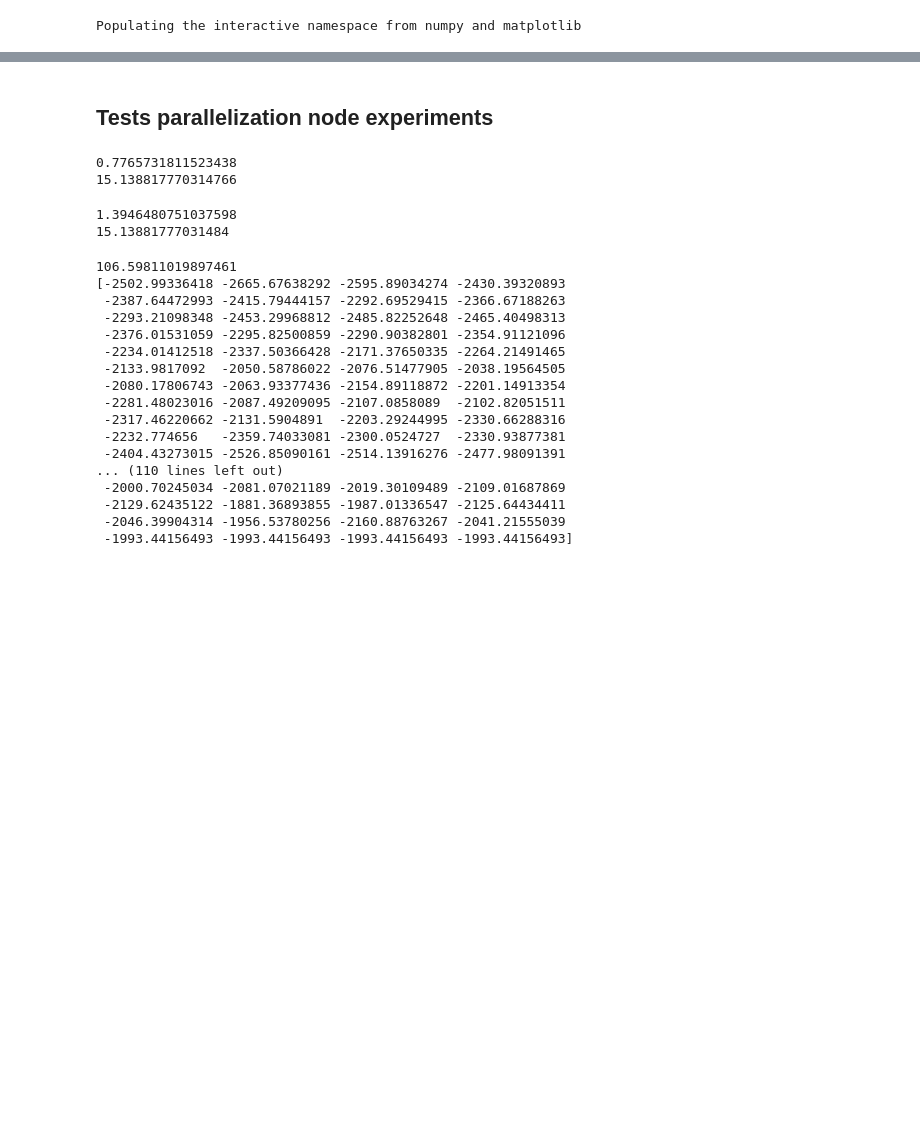
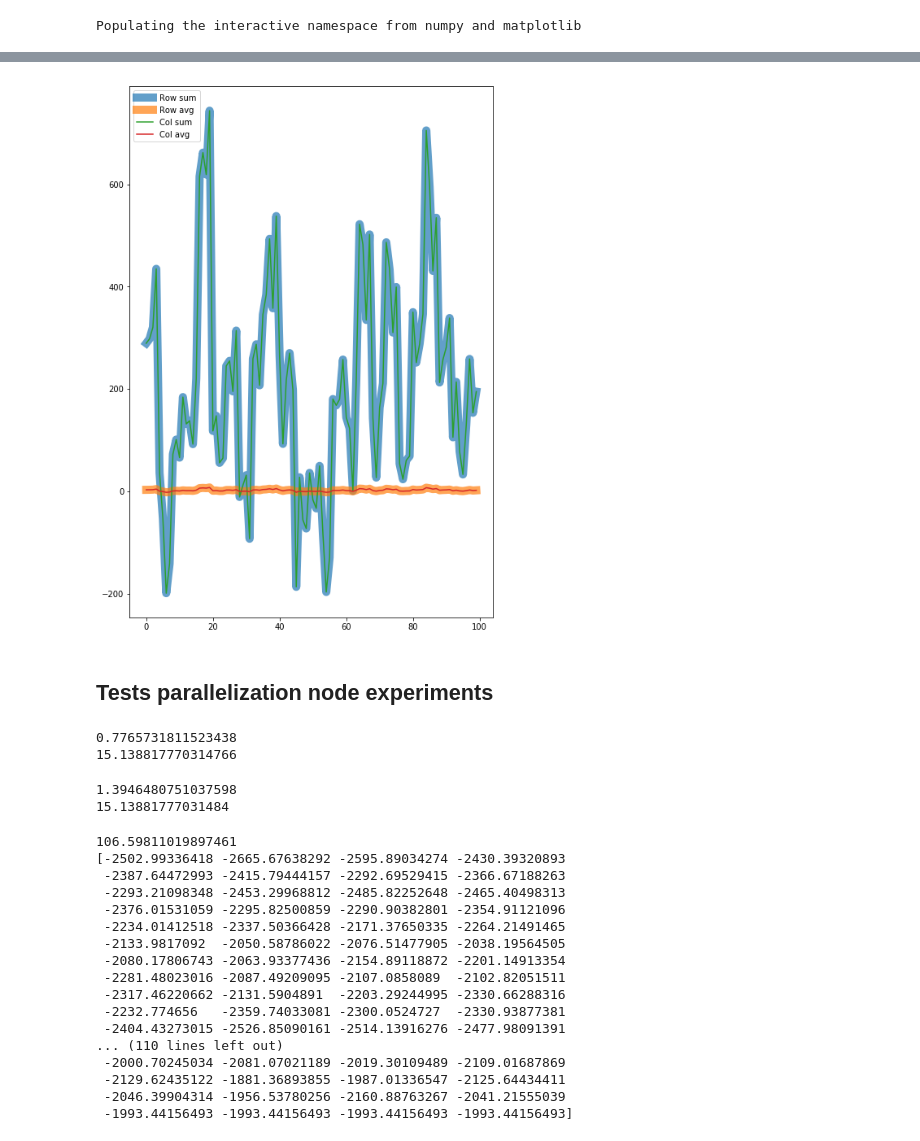
Before and after one commit to diitaz93/Master-Thesis, a Jupyter notebook: sandbox.ipynb, the cells around one changed output, grey strips where cells are left out. Saved outputs shown, nothing was run; the diff lists cells and outputs as text; code cells hidden in the pictures; blank space fills up the shorter version.

```diff
--- a/sandbox.ipynb
+++ b/sandbox.ipynb
@@ -38,3 +70,14 @@ plot(value)
+# %%
+figure(figsize=(8,12))
+plot(avg[:,0],linewidth=10, alpha=0.7,label='Row sum')
+plot(avg[:,1],linewidth=10, alpha=0.7,label='Row avg')
+plot(avg[:,2],label='Col sum')
+plot(avg[:,3],label='Col avg')
+#plot(avg[:,4],label='avg')
+legend()
+show()
+# %% [output]
+[figure, added]
 # %% [markdown]
 ## Tests parallelization node experiments
 # %%
```
Also changed, not shown: parts of 12 cells of this notebook, 1 other file.
